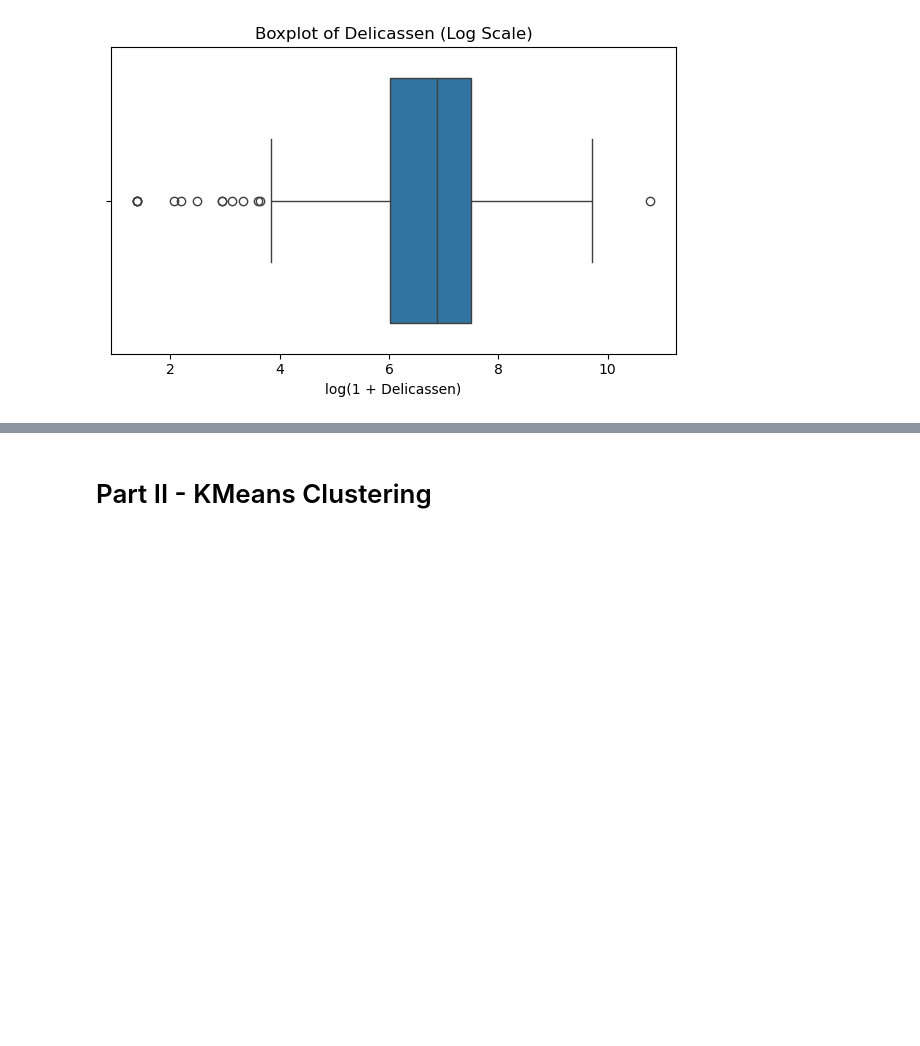
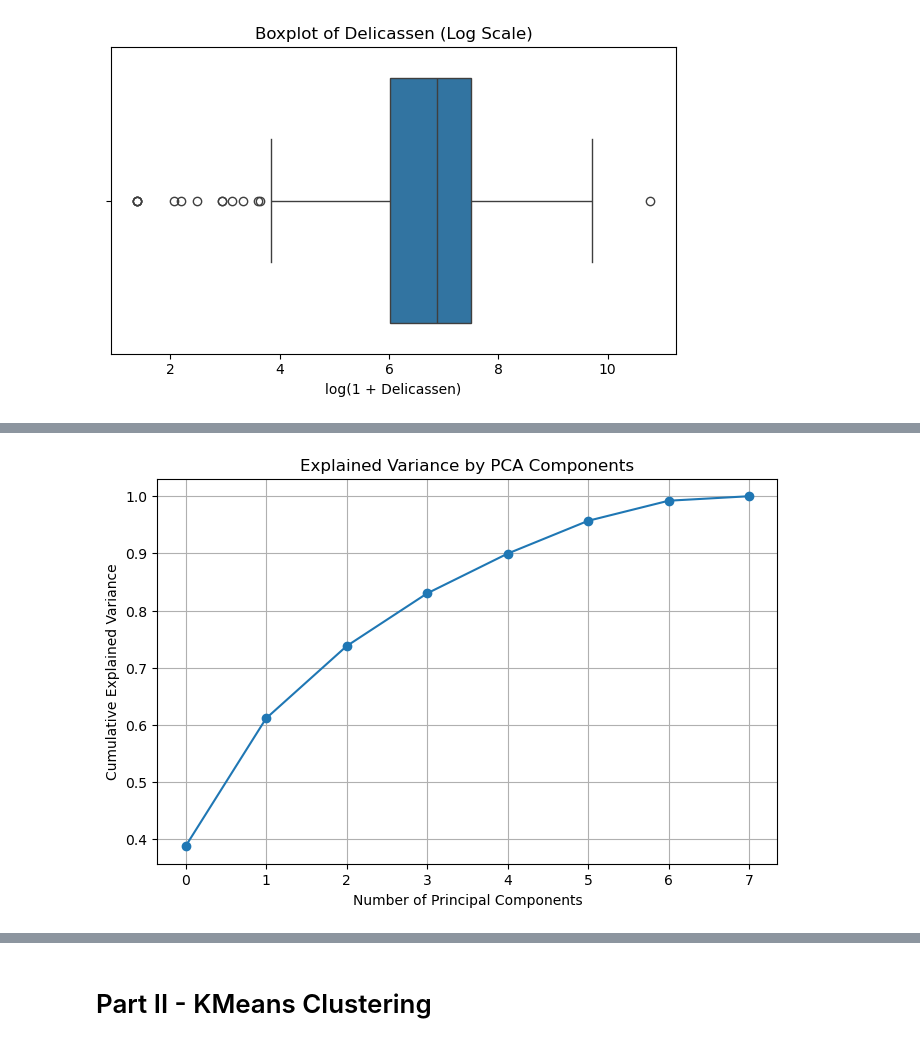
Before and after one commit to alocken/ML-Project-Unsupervised-Learning, a Jupyter notebook: Unsupervised Learning - Project.ipynb, the cells around one changed output, grey strips where cells are left out. Drawn from its saved outputs; the diff is of its cells as text; code cells hidden in the pictures; blank space fills up the shorter version.

```diff
--- a/Unsupervised Learning - Project.ipynb
+++ b/Unsupervised Learning - Project.ipynb
@@ -241,0 +306,31 @@ for col in numeric_cols:
+# %%
+from sklearn.preprocessing import StandardScaler
+from sklearn.decomposition import PCA
+import pandas as pd
+import numpy as np
+import matplotlib.pyplot as plt
+
+#select and scale numeric features
+numeric_df = df.select_dtypes(include='number')
+scaler = StandardScaler()
+scaled_data = scaler.fit_transform(numeric_df)
+df_scaled = pd.DataFrame(scaled_data, columns=numeric_df.columns)
+
+#PCA fit + contributions of features
+pca = PCA()
+pca.fit(df_scaled)
+loadings = pd.DataFrame(
+    pca.components_.T,
+    columns=[f'PC{i+1}' for i in range(len(df_scaled.columns))],
+    index=df_scaled.columns
+)
+# %%
+plt.figure(figsize=(8, 5))
+plt.plot(np.cumsum(pca.explained_variance_ratio_), marker='o')
+plt.xlabel('Number of Principal Components')
+plt.ylabel('Cumulative Explained Variance')
+plt.title('Explained Variance by PCA Components')
+plt.grid(True)
+plt.show()
+# %% [output]
+[figure, added]
```
Also changed, not shown: parts of 8 cells of this notebook.
